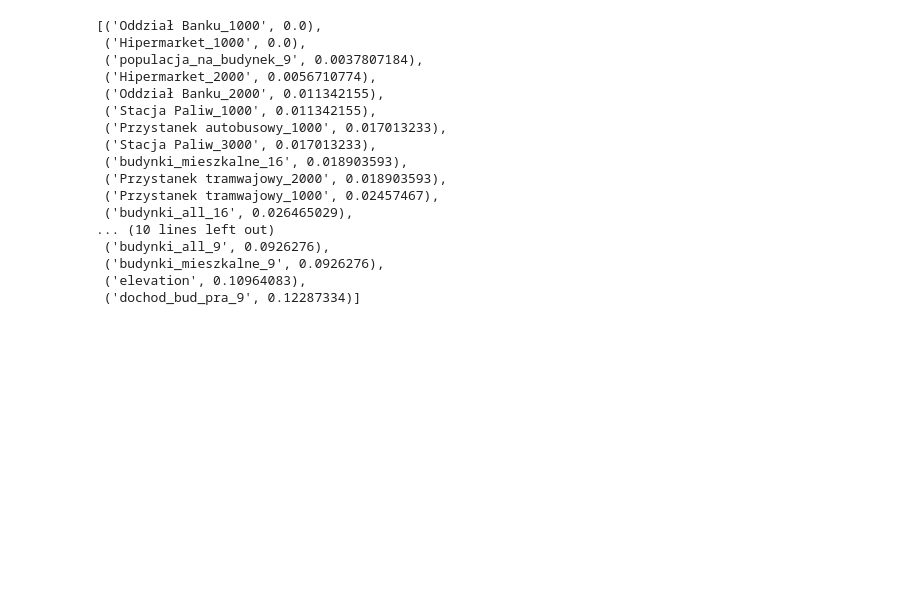
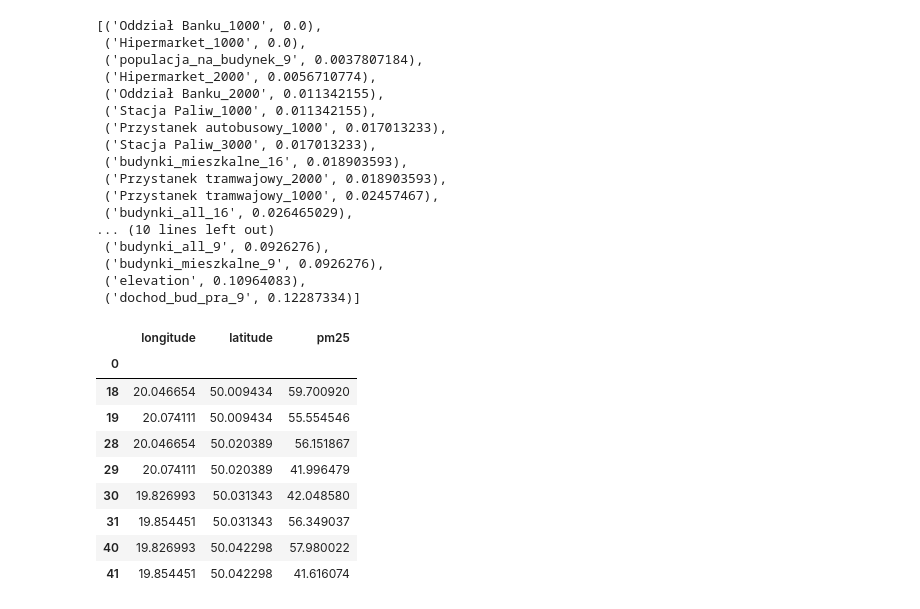
Before and after one commit to Michal-lis/Data_Analysis_Hackaton, a Jupyter notebook: jupyters/simulator.ipynb, the cells around one changed output. Saved outputs shown, nothing was run; the diff lists cells and outputs as text; code cells hidden in the pictures; blank space fills up the shorter version.

```diff
--- a/jupyters/simulator.ipynb
+++ b/jupyters/simulator.ipynb
@@ -49,0 +46,41 @@ grid_out = regressor.predict(X_grid)
+# %%
+center_squares = grid_processed.iloc[[30, 31, 40, 41]].copy()
+suburb_squares = grid_processed.iloc[[18, 19, 28, 29]].copy()
+# %%
+suburb_squares['budynki_mieszkalne_9'] += 5
+suburb_squares['budynki_all_9'] += 9
+suburb_squares['populacja_razem_9'] += 2000
+suburb_squares['budynki_mieszkalne_16'] += 6
+suburb_squares['budynki_all_16'] += 10
+suburb_squares['populacja_razem_16'] += 2400
+suburb_squares['budynki_mieszkalne_25'] += 7
+suburb_squares['budynki_all_25'] += 12
+suburb_squares['populacja_razem_25'] += 3000
+suburb_squares['Przystanek autobusowy_1000'] += 3
+suburb_squares['Przystanek autobusowy_2000'] += 4
+# %%
+center_squares['Przystanek tramwajowy_1000'] += 5
+center_squares['Przystanek tramwajowy_2000'] += 8
+center_squares['Przystanek autobusowy_1000'] -= 5
+center_squares['Przystanek autobusowy_2000'] -= 8
+# %%
+changed_squares = pd.concat([suburb_squares, center_squares])
+changed = changed_squares[['longitude', 'latitude']]
+changed_squares = changed_squares.drop(['longitude', 'latitude'], axis=1)
+changed_out = regressor.predict(changed_squares)
+# changed = grid_processed[['longitude', 'latitude']].iloc[[30, 31, 40, 41, 18, 19, 28, 29]].copy()
+changed['pm25'] = changed_out
+changed.to_csv('changed.csv')
+# %%
+changed
+# %% [output]
+|  | longitude | latitude | pm25 |
+| 0 |  |  |  |
+| 18 | 20.046654 | 50.009434 | 59.700920 |
+| 19 | 20.074111 | 50.009434 | 55.554546 |
+| 28 | 20.046654 | 50.020389 | 56.151867 |
+| 29 | 20.074111 | 50.020389 | 41.996479 |
+| 30 | 19.826993 | 50.031343 | 42.048580 |
+| 31 | 19.854451 | 50.031343 | 56.349037 |
+| 40 | 19.826993 | 50.042298 | 57.980022 |
+| 41 | 19.854451 | 50.042298 | 41.616074 |
```
Also changed, not shown: parts of 6 cells of this notebook, 3 other files.
